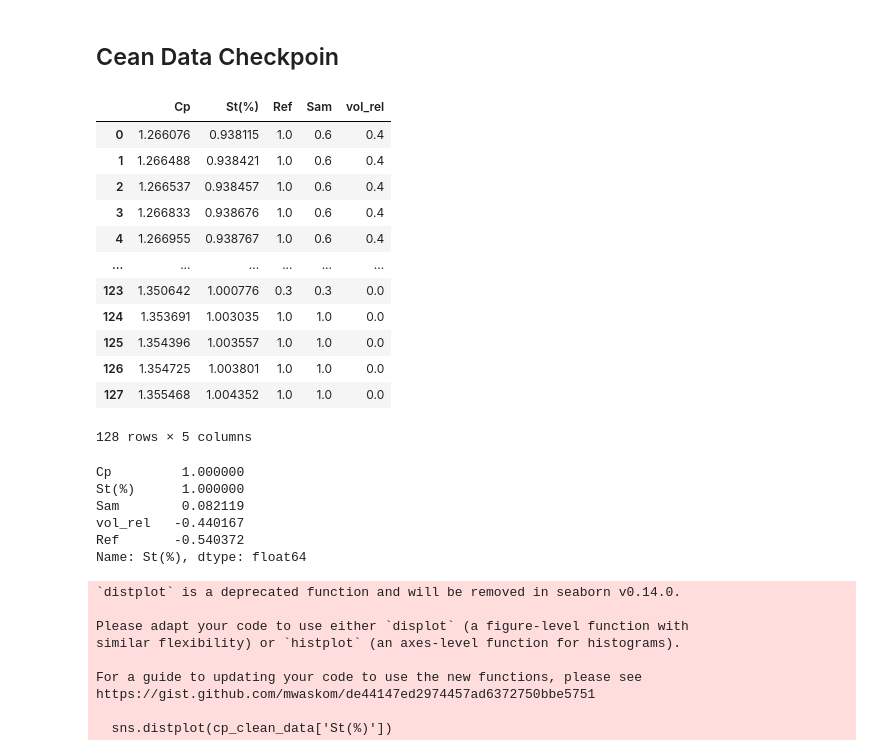
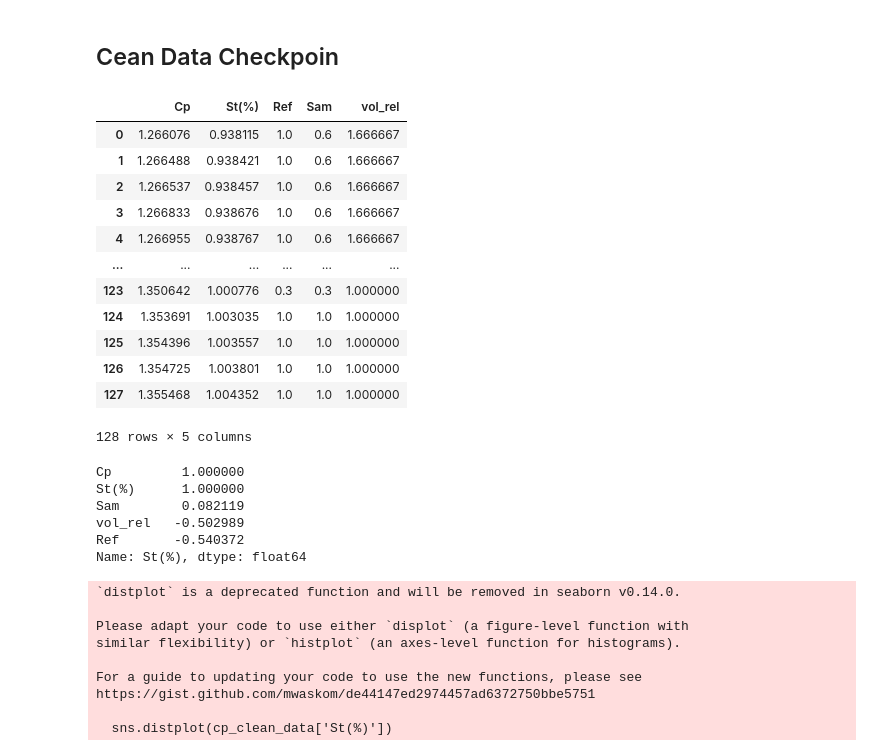
Before and after one commit to nirmalparmarphd/microDSC_error_prediction_ANN, a Jupyter notebook: data_prep.ipynb, the cells around one changed output. Drawn from its saved outputs; the diff is of its cells as text; code cells hidden in the pictures.

```diff
--- a/data_prep.ipynb
+++ b/data_prep.ipynb
@@ -143,23 +143,23 @@ cp_rt_data1 = pd.concat([cp_rt_data, all_r_clm, all_s_clm], axis = 1, ignore_ind
 cp_rt_data1.columns = ['Cp','St(%)','Ref','Sam']
 cp_clean_data = cp_rt_data1.copy() #DATA CHECKPOINT!
 # %%
-cp_clean_data['vol_rel'] = ((cp_clean_data['Ref'] - cp_clean_data['Sam']))
+cp_clean_data['vol_rel'] = ((cp_clean_data['Ref'] / cp_clean_data['Sam']))
 cp_clean_data = cp_clean_data.sort_values('St(%)')
 cp_clean_data = cp_clean_data.reset_index(drop=True)
 cp_clean_data
 # %% [output]
 |  | Cp | St(%) | Ref | Sam | vol_rel |
-| 0 | 1.266076 | 0.938115 | 1.0 | 0.6 | 0.4 |
-| 1 | 1.266488 | 0.938421 | 1.0 | 0.6 | 0.4 |
-| 2 | 1.266537 | 0.938457 | 1.0 | 0.6 | 0.4 |
-| 3 | 1.266833 | 0.938676 | 1.0 | 0.6 | 0.4 |
-| 4 | 1.266955 | 0.938767 | 1.0 | 0.6 | 0.4 |
+| 0 | 1.266076 | 0.938115 | 1.0 | 0.6 | 1.666667 |
+| 1 | 1.266488 | 0.938421 | 1.0 | 0.6 | 1.666667 |
+| 2 | 1.266537 | 0.938457 | 1.0 | 0.6 | 1.666667 |
+| 3 | 1.266833 | 0.938676 | 1.0 | 0.6 | 1.666667 |
+| 4 | 1.266955 | 0.938767 | 1.0 | 0.6 | 1.666667 |
 | ... | ... | ... | ... | ... | ... |
-| 123 | 1.350642 | 1.000776 | 0.3 | 0.3 | 0.0 |
-| 124 | 1.353691 | 1.003035 | 1.0 | 1.0 | 0.0 |
-| 125 | 1.354396 | 1.003557 | 1.0 | 1.0 | 0.0 |
-| 126 | 1.354725 | 1.003801 | 1.0 | 1.0 | 0.0 |
-| 127 | 1.355468 | 1.004352 | 1.0 | 1.0 | 0.0 |
+| 123 | 1.350642 | 1.000776 | 0.3 | 0.3 | 1.000000 |
+| 124 | 1.353691 | 1.003035 | 1.0 | 1.0 | 1.000000 |
+| 125 | 1.354396 | 1.003557 | 1.0 | 1.0 | 1.000000 |
+| 126 | 1.354725 | 1.003801 | 1.0 | 1.0 | 1.000000 |
+| 127 | 1.355468 | 1.004352 | 1.0 | 1.0 | 1.000000 |
 128 rows × 5 columns
 # %%
 corr_matrix = cp_clean_data.corr()
@@ -168,7 +168,7 @@ corr_matrix["St(%)"].sort_values(ascending=False)
 Cp         1.000000
 St(%)      1.000000
 Sam        0.082119
-vol_rel   -0.440167
+vol_rel   -0.502989
 Ref       -0.540372
 Name: St(%), dtype: float64
 # %%
```
Also changed, not shown: parts of 3 cells of this notebook, 7 other files.
